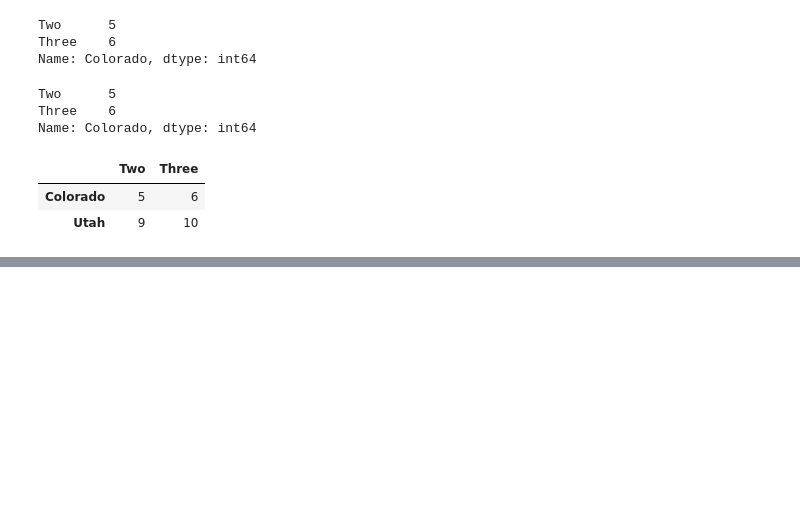
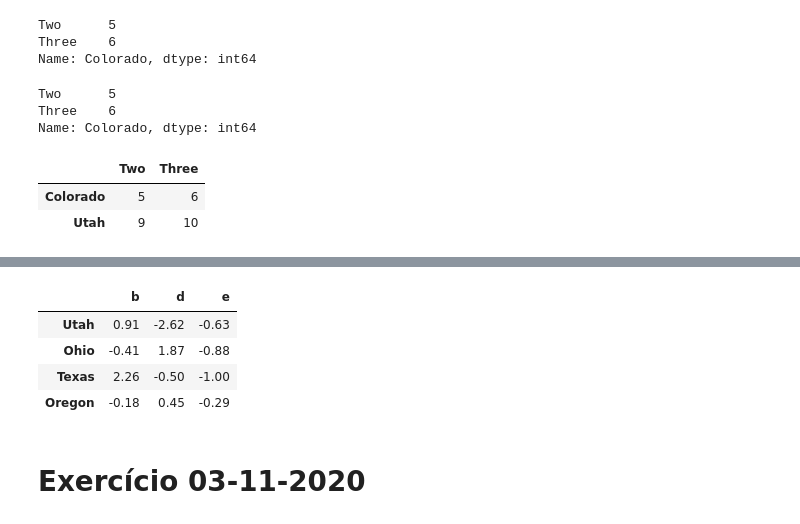
Before and after one commit to barcellfe/datascience_study, a Jupyter notebook: Aula_03_11_2020_Pandas_II.ipynb, the cells around one changed output, grey strips where cells are left out. Cells and saved outputs as stored; diff of their text form; code cells hidden in the pictures; blank space fills up the shorter version.

```diff
--- a/Aula_03_11_2020_Pandas_II.ipynb
+++ b/Aula_03_11_2020_Pandas_II.ipynb
@@ -230,0 +254,11 @@ data.iloc[[1,2],[1,2]]
+# %%
+format = lambda x: '%.2f' %x
+frame.applymap(format)
+# %% [output]
+|  | b | d | e |
+| Utah | 0.91 | -2.62 | -0.63 |
+| Ohio | -0.41 | 1.87 | -0.88 |
+| Texas | 2.26 | -0.50 | -1.00 |
+| Oregon | -0.18 | 0.45 | -0.29 |
+# %% [markdown]
+# Exercício 03-11-2020
```
Also changed, not shown: parts of 14 cells of this notebook.
